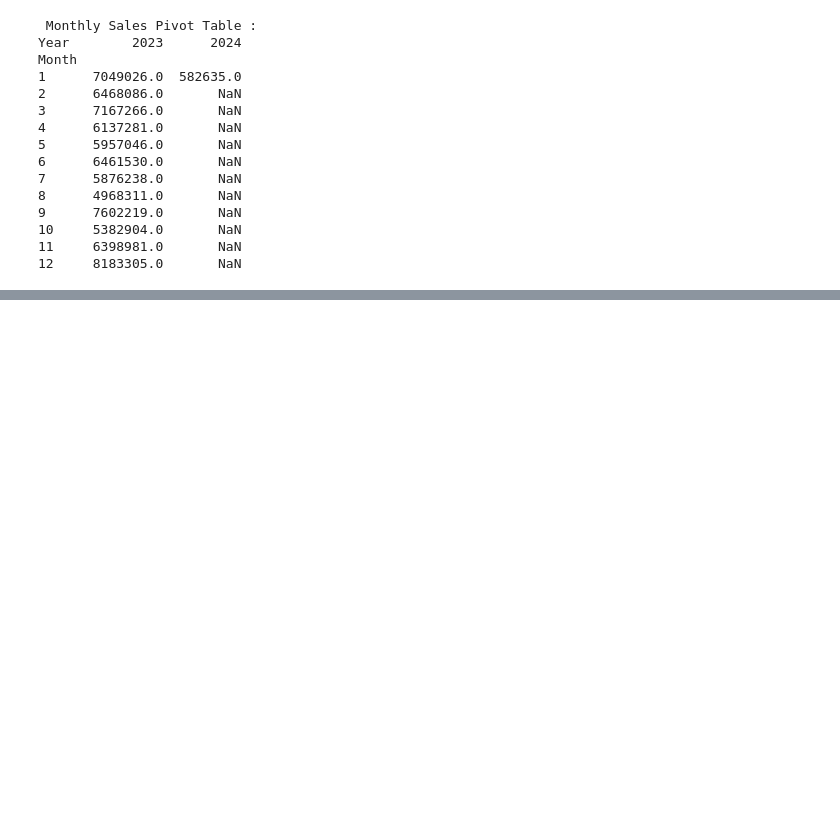
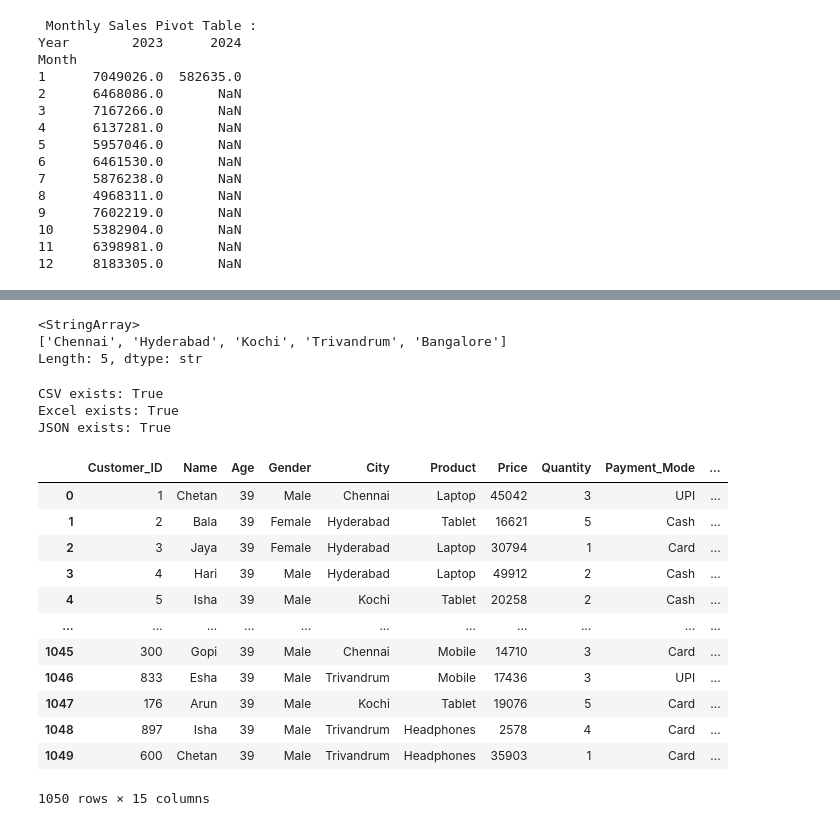
Before and after one commit to RoshniRajagopal05/MASHUPSTACK, a Jupyter notebook: Pandas/pandas_machine_test.ipynb, the cells around one changed output, grey strips where cells are left out. Saved outputs shown, nothing was run; the diff lists cells and outputs as text; code cells hidden in the pictures; blank space fills up the shorter version.

```diff
--- a/Pandas/pandas_machine_test.ipynb
+++ b/Pandas/pandas_machine_test.ipynb
@@ -685,3 +732,30 @@ Month
 10     5382904.0       NaN
 11     6398981.0       NaN
 12     8183305.0       NaN
+# %%
+
+city_region = pd.DataFrame({
+    "City" : [
+        "Chennai",
+        "Hyderabad",
+        "Kochi",
+        "Mumbai",
+        "Delhi"
+    ],
+    "Regions" : [
+        "South",
+        "South",
+        "South",
+        "West",
+        "North"
+    ]
+})
+print("City-Region Mapping :")
+print(city_region)
+df = pd.merge(
+    df,
+    city_region,
+    on="City",
+    how="left"
+)
+print(df[["Customer_ID", "City", "Regions"]].head(10))
@@ -687,0 +826,6 @@ Month
+# %%
+print(df["City"].unique())
+# %% [output]
+<StringArray>
+['Chennai', 'Hyderabad', 'Kochi', 'Trivandrum', 'Bangalore']
+Length: 5, dtype: str
@@ -687,0 +841,26 @@ Month
+# %%
+import os
+
+print("CSV exists:", os.path.exists("final_processed_dataset.csv"))
+print("Excel exists:", os.path.exists("final_processed_dataset.xlsx"))
+print("JSON exists:", os.path.exists("final_processed_dataset.json"))
+# %% [output]
+CSV exists: True
+Excel exists: True
+JSON exists: True
+# %%
+df
+# %% [output]
+|  | Customer_ID | Name | Age | Gender | City | Product | Price | Quantity | Payment_Mode | ... |
+| 0 | 1 | Chetan | 39 | Male | Chennai | Laptop | 45042 | 3 | UPI | ... |
+| 1 | 2 | Bala | 39 | Female | Hyderabad | Tablet | 16621 | 5 | Cash | ... |
+| 2 | 3 | Jaya | 39 | Female | Hyderabad | Laptop | 30794 | 1 | Card | ... |
+| 3 | 4 | Hari | 39 | Male | Hyderabad | Laptop | 49912 | 2 | Cash | ... |
+| 4 | 5 | Isha | 39 | Male | Kochi | Tablet | 20258 | 2 | Cash | ... |
+| ... | ... | ... | ... | ... | ... | ... | ... | ... | ... | ... |
+| 1045 | 300 | Gopi | 39 | Male | Chennai | Mobile | 14710 | 3 | Card | ... |
+| 1046 | 833 | Esha | 39 | Male | Trivandrum | Mobile | 17436 | 3 | UPI | ... |
+| 1047 | 176 | Arun | 39 | Male | Kochi | Tablet | 19076 | 5 | Card | ... |
+| 1048 | 897 | Isha | 39 | Male | Trivandrum | Headphones | 2578 | 4 | Card | ... |
+| 1049 | 600 | Chetan | 39 | Male | Trivandrum | Headphones | 35903 | 1 | Card | ... |
+1050 rows × 15 columns
```
Also changed, not shown: parts of 29 cells of this notebook, 3 other files.
